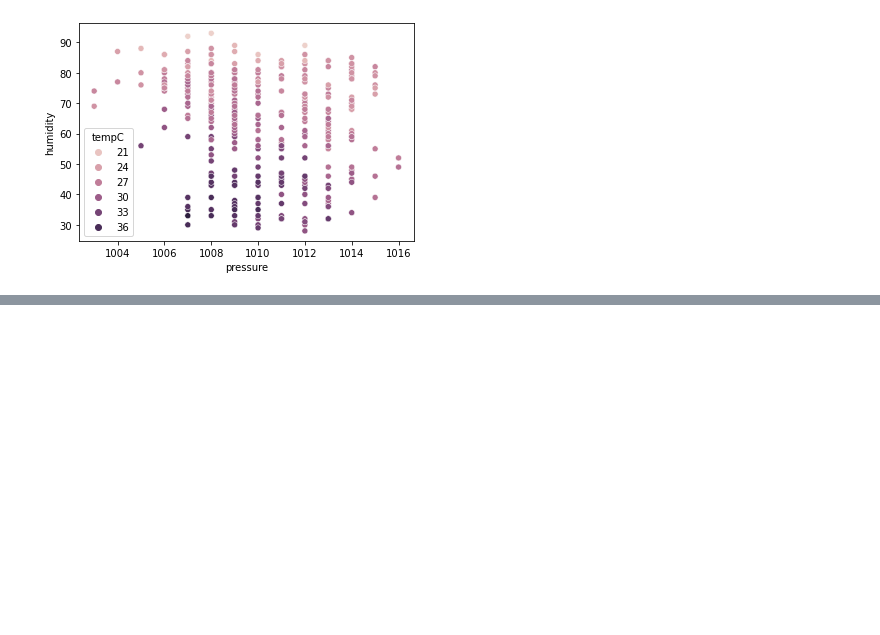
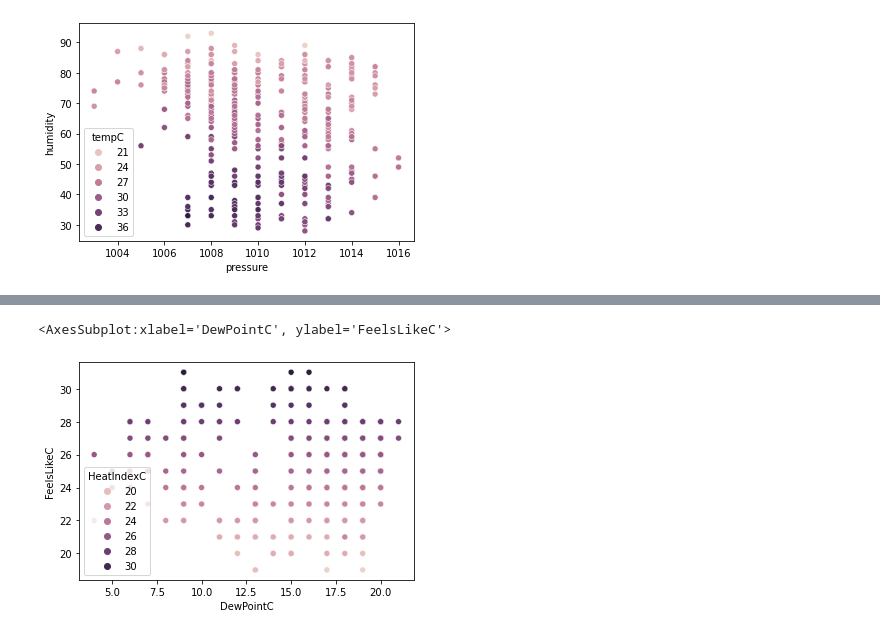
Before and after one commit to ts2972002/skillenza-hackathon, a Jupyter notebook: Skillenza Hackathon/Hydrological model.ipynb, the cells around one changed output, grey strips where cells are left out. Saved outputs shown, nothing was run; the diff lists cells and outputs as text; code cells hidden in the pictures; blank space fills up the shorter version.

```diff
--- a/Skillenza Hackathon/Hydrological model.ipynb
+++ b/Skillenza Hackathon/Hydrological model.ipynb
@@ -108,0 +117,5 @@ sb.scatterplot(x= 'precipMM', y= 'windspeedKmph',hue= 'cloudco', data=df)
+# %%
+sb.scatterplot(x= 'DewPointC', y= 'FeelsLikeC',hue= 'HeatIndexC', data=df)
+# %% [output]
+<AxesSubplot:xlabel='DewPointC', ylabel='FeelsLikeC'>
+[figure, added]
```
Also changed, not shown: parts of 2 cells of this notebook.
